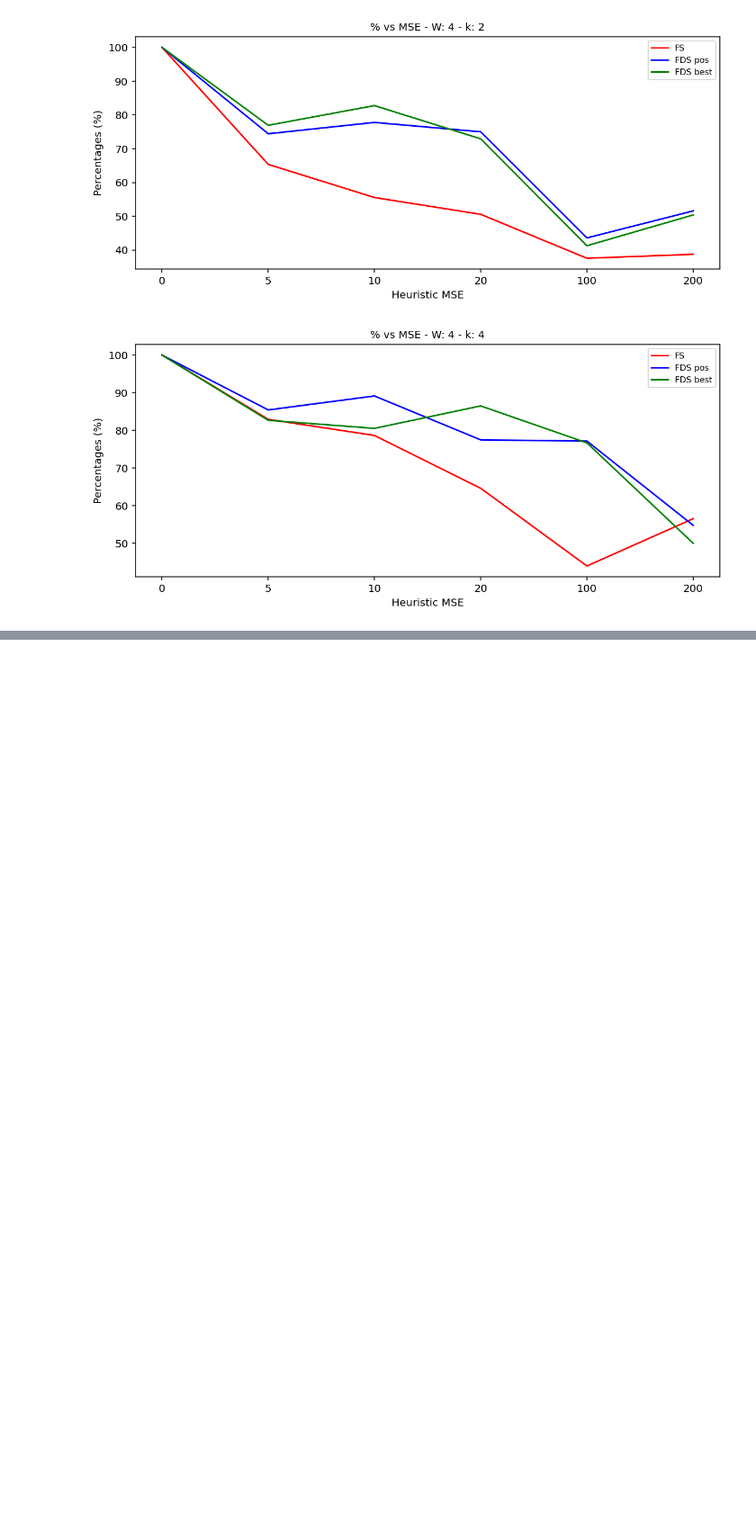
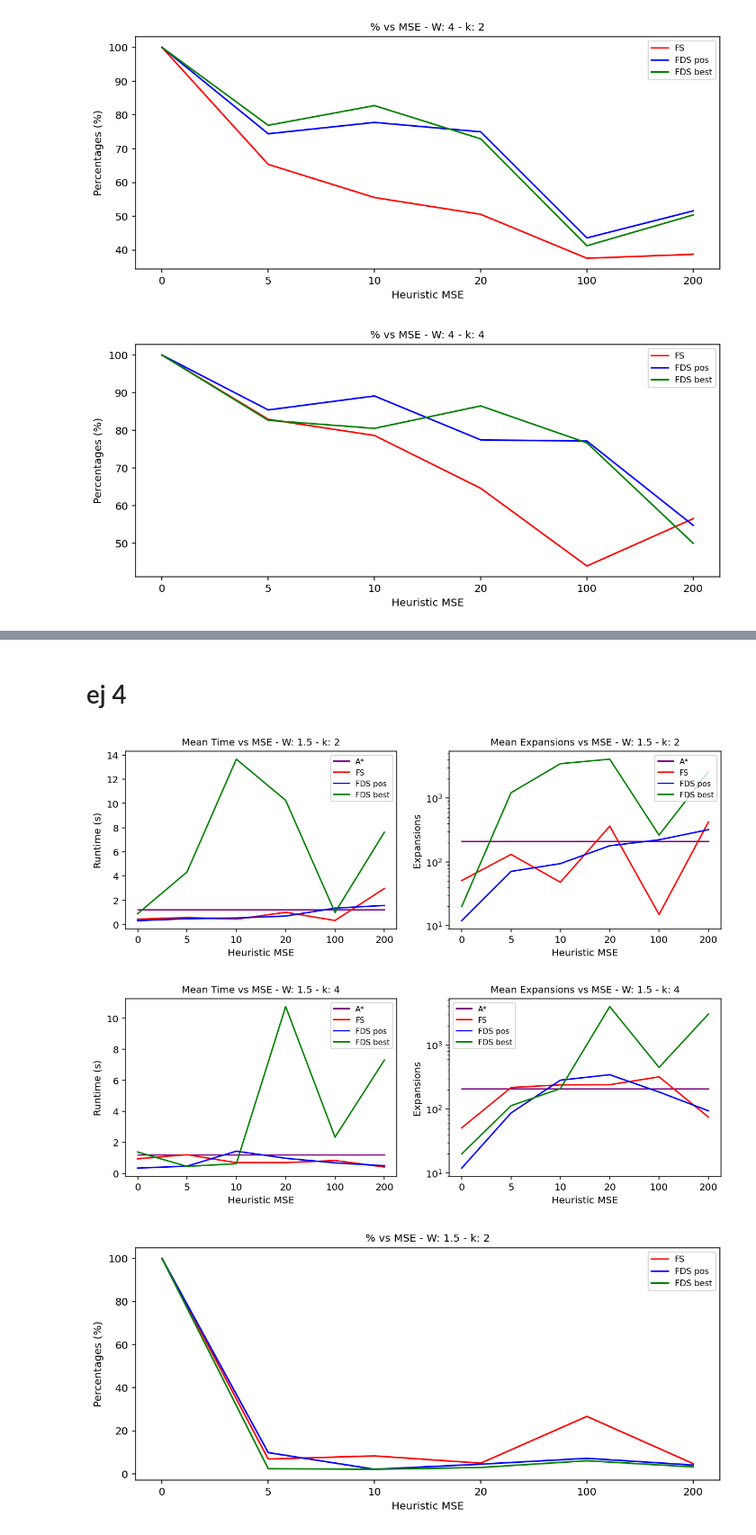
Before and after one commit to anais-mv/ipre-anais, a Jupyter notebook: gráficos nuevo.ipynb, the cells around one changed output, grey strips where cells are left out. Shown at 90% size. Saved outputs shown, nothing was run; the diff lists cells and outputs as text; code cells hidden in the pictures; blank space fills up the shorter version.

```diff
--- a/gráficos nuevo.ipynb
+++ b/gráficos nuevo.ipynb
@@ -178,0 +179,16 @@ graficar_k(astar3, fs3_k2, fs3_k4, pos3_k2, pos3_k4, best3_k2, best3_k4, 4, True
+# %% [markdown]
+# ej 4
+# %%
+astar4 = cargar("datos//dato_2023_10_19_22_15_48_383684_can_prop=21_can_op=1500_rango=5--a_star.pickle")
+fs4_k2 = cargar("datos//dato_2023_10_19_22_15_48_383684_can_prop=21_can_op=1500_rango=5--fs--k=2.pickle")
+pos4_k2 = cargar("datos//dato_2023_10_19_22_15_48_383684_can_prop=21_can_op=1500_rango=5--fds_pos--k=2.pickle")
+best4_k2 = cargar("datos//dato_2023_10_19_22_15_48_383684_can_prop=21_can_op=1500_rango=5--fds_best--k=2.pickle")
+fs4_k4 = cargar("datos//dato_2023_10_19_22_15_48_383684_can_prop=21_can_op=1500_rango=5--fs--k=4.pickle")
+pos4_k4 = cargar("datos//dato_2023_10_19_22_15_48_383684_can_prop=21_can_op=1500_rango=5--fds_pos--k=4.pickle")
+best4_k4 = cargar("datos//dato_2023_10_19_22_15_48_383684_can_prop=21_can_op=1500_rango=5--fds_best--k=4.pickle")
+# %%
+graficar_k(astar4, fs4_k2, fs4_k4, pos4_k2, pos4_k4, best4_k2, best4_k4, 1.5, True)
+# %% [output]
+[figure, added]
+[figure, added]
+[figure, added]
```
Also changed, not shown: parts of 13 cells of this notebook, 7 other files.
